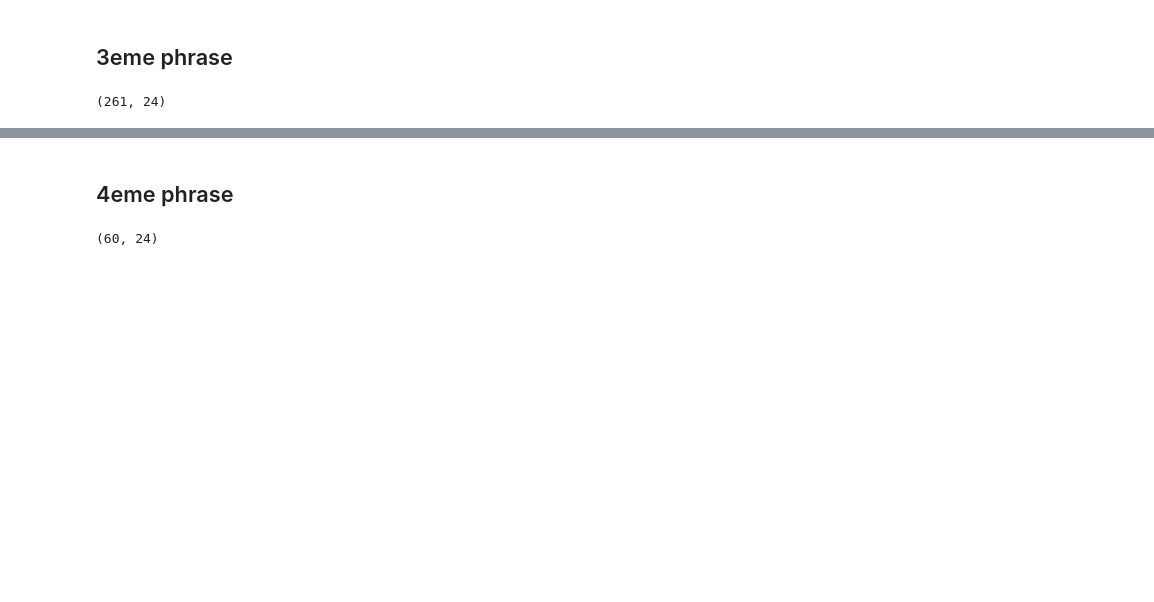
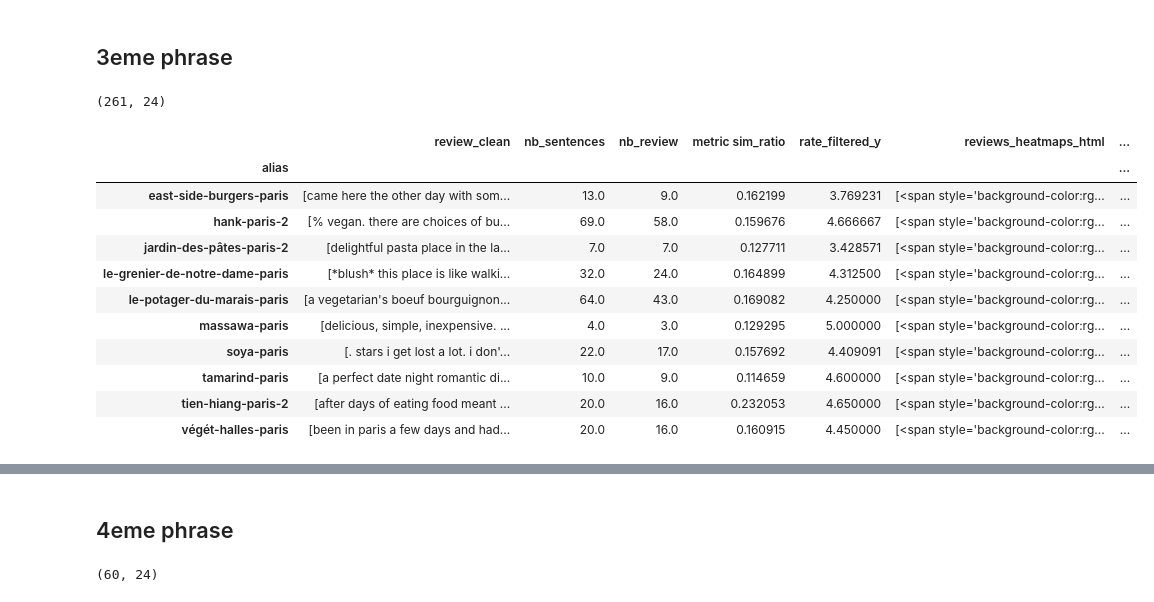
Before and after one commit to arthurcol/fobokiller, a Jupyter notebook: notebooks/hardcoding_queries_arthur.ipynb, the cells around one changed output, grey strips where cells are left out. Saved outputs shown, nothing was run; the diff lists cells and outputs as text; code cells hidden in the pictures; blank space fills up the shorter version.

```diff
--- a/notebooks/hardcoding_queries_arthur.ipynb
+++ b/notebooks/hardcoding_queries_arthur.ipynb
@@ -168,3 +168,18 @@ dataset_query_3['reviews_heatmaps_polarity'] = dataset_query_3.apply(apply_heatm
 result3=viking(dataset_query_3)
 # %%
 result3.to_csv('query3.csv')
+# %%
+result3
+# %% [output]
+|  | review_clean | nb_sentences | nb_review | metric sim_ratio | rate_filtered_y | reviews_heatmaps_html | ... |
+| alias |  |  |  |  |  |  | ... |
+| east-side-burgers-paris | [came here the other day with som... | 13.0 | 9.0 | 0.162199 | 3.769231 | [<span style='background-color:rg... | ... |
+| hank-paris-2 | [% vegan. there are choices of bu... | 69.0 | 58.0 | 0.159676 | 4.666667 | [<span style='background-color:rg... | ... |
+| jardin-des-pâtes-paris-2 | [delightful pasta place in the la... | 7.0 | 7.0 | 0.127711 | 3.428571 | [<span style='background-color:rg... | ... |
+| le-grenier-de-notre-dame-paris | [*blush* this place is like walki... | 32.0 | 24.0 | 0.164899 | 4.312500 | [<span style='background-color:rg... | ... |
+| le-potager-du-marais-paris | [a vegetarian's boeuf bourguignon... | 64.0 | 43.0 | 0.169082 | 4.250000 | [<span style='background-color:rg... | ... |
+| massawa-paris | [delicious, simple, inexpensive. ... | 4.0 | 3.0 | 0.129295 | 5.000000 | [<span style='background-color:rg... | ... |
+| soya-paris | [. stars i get lost a lot. i don'... | 22.0 | 17.0 | 0.157692 | 4.409091 | [<span style='background-color:rg... | ... |
+| tamarind-paris | [a perfect date night romantic di... | 10.0 | 9.0 | 0.114659 | 4.600000 | [<span style='background-color:rg... | ... |
+| tien-hiang-paris-2 | [after days of eating food meant ... | 20.0 | 16.0 | 0.232053 | 4.650000 | [<span style='background-color:rg... | ... |
+| végét-halles-paris | [been in paris a few days and had... | 20.0 | 16.0 | 0.160915 | 4.450000 | [<span style='background-color:rg... | ... |
```
Also changed, not shown: parts of 2 cells of this notebook, 2 other files.
